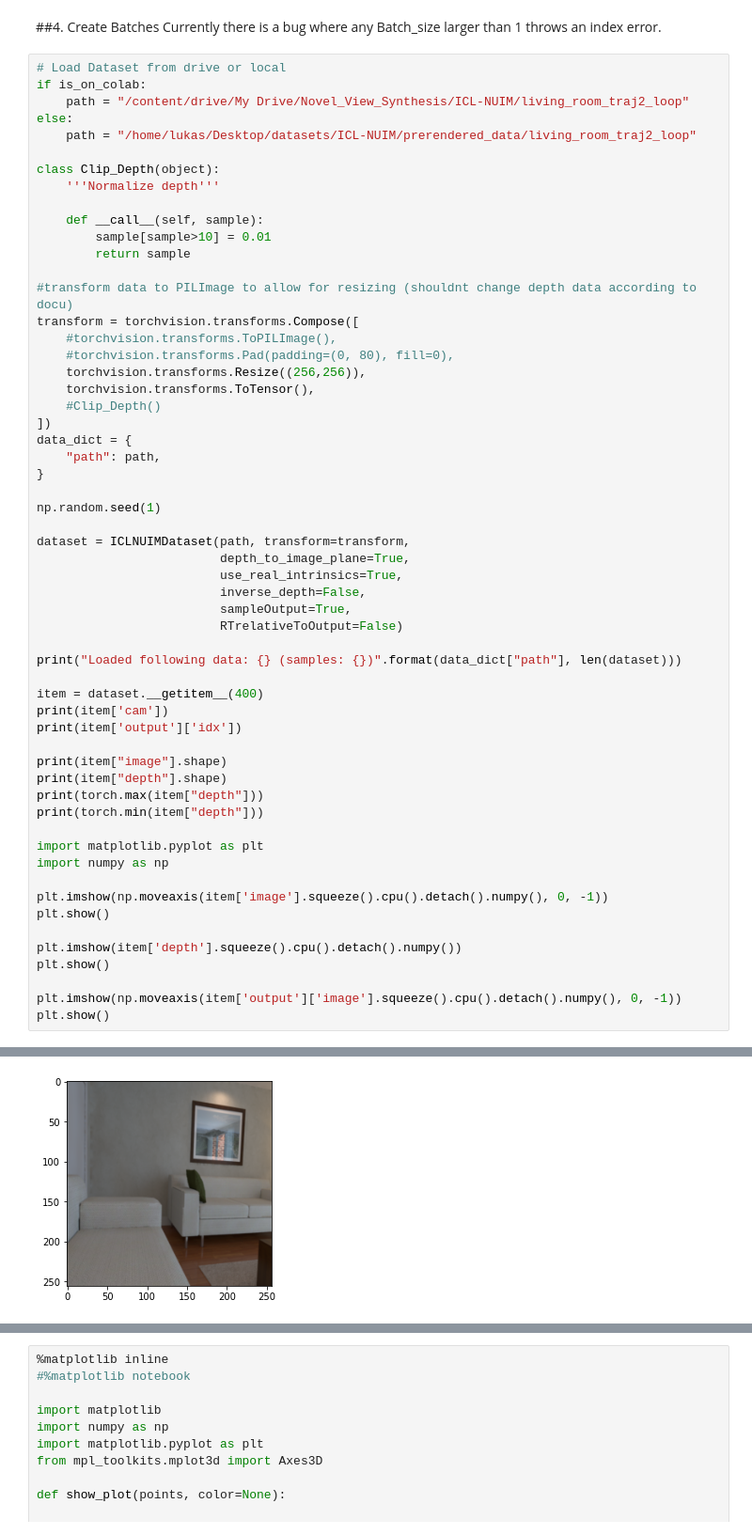
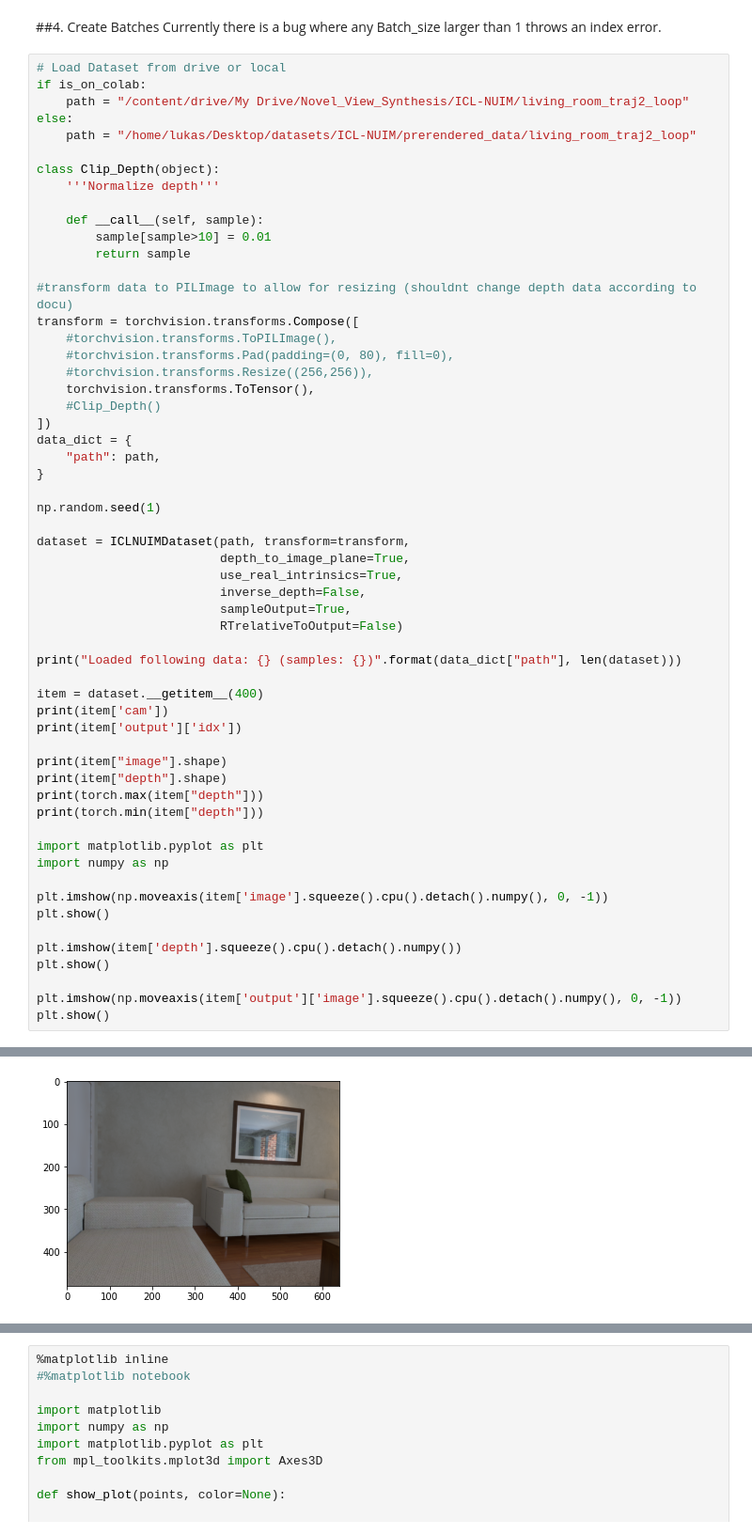
Before and after one commit to lukasHoel/novel-view-synthesis, a Jupyter notebook: notebooks/Point_Manipulation.ipynb, the cells around one changed output, grey strips where cells are left out. Shown at 94% size. Saved outputs shown, nothing was run; the diff lists cells and outputs as text.

```diff
--- a/notebooks/Point_Manipulation.ipynb
+++ b/notebooks/Point_Manipulation.ipynb
@@ -99,7 +99,7 @@ class Clip_Depth(object):
 transform = torchvision.transforms.Compose([
     #torchvision.transforms.ToPILImage(),
     #torchvision.transforms.Pad(padding=(0, 80), fill=0),
-    torchvision.transforms.Resize((256,256)),
+    #torchvision.transforms.Resize((256,256)),
     torchvision.transforms.ToTensor(),
     #Clip_Depth()
 ])
@@ -159 +159 @@ tensor(0.7249)
-[figure, old version]
+[figure, new version]
```
Also changed, not shown: parts of 6 cells of this notebook.
